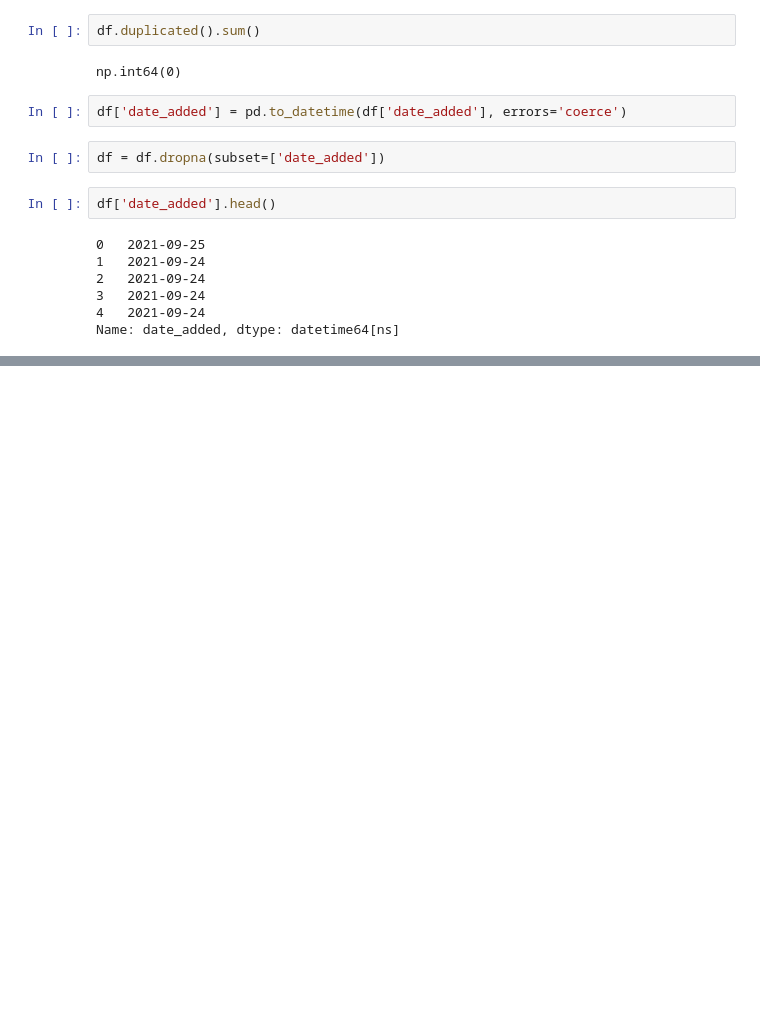
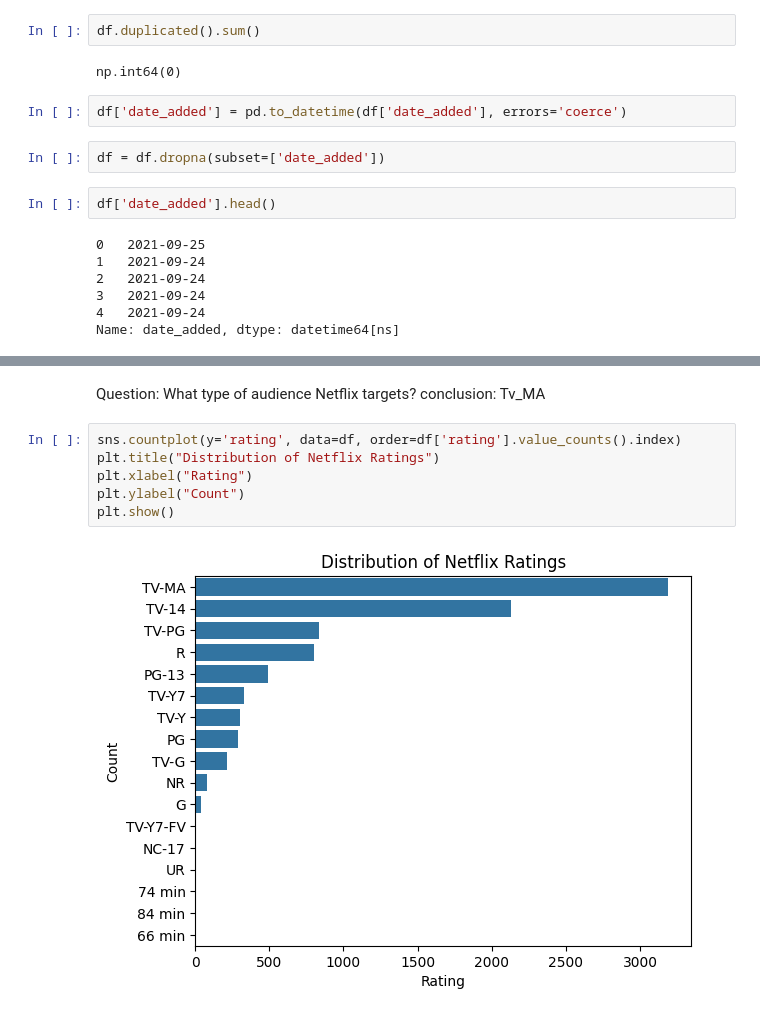
Before and after one commit to ibirender/netflix-eda-analysis, a Jupyter notebook: Netflix_eda.ipynb, the cells around one changed output, grey strips where cells are left out. Cells and saved outputs as stored; diff of their text form; blank space fills up the shorter version.

```diff
--- a/Netflix_eda.ipynb
+++ b/Netflix_eda.ipynb
@@ -200,0 +236,11 @@ df.head()
+# %% [markdown]
+Question: What type of audience Netflix targets?
+conclusion: Tv_MA
+# %%
+sns.countplot(y='rating', data=df, order=df['rating'].value_counts().index)
+plt.title("Distribution of Netflix Ratings")
+plt.xlabel("Rating")
+plt.ylabel("Count")
+plt.show()
+# %% [output]
+[figure, added]
```
Also changed, not shown: parts of 16 cells of this notebook.
